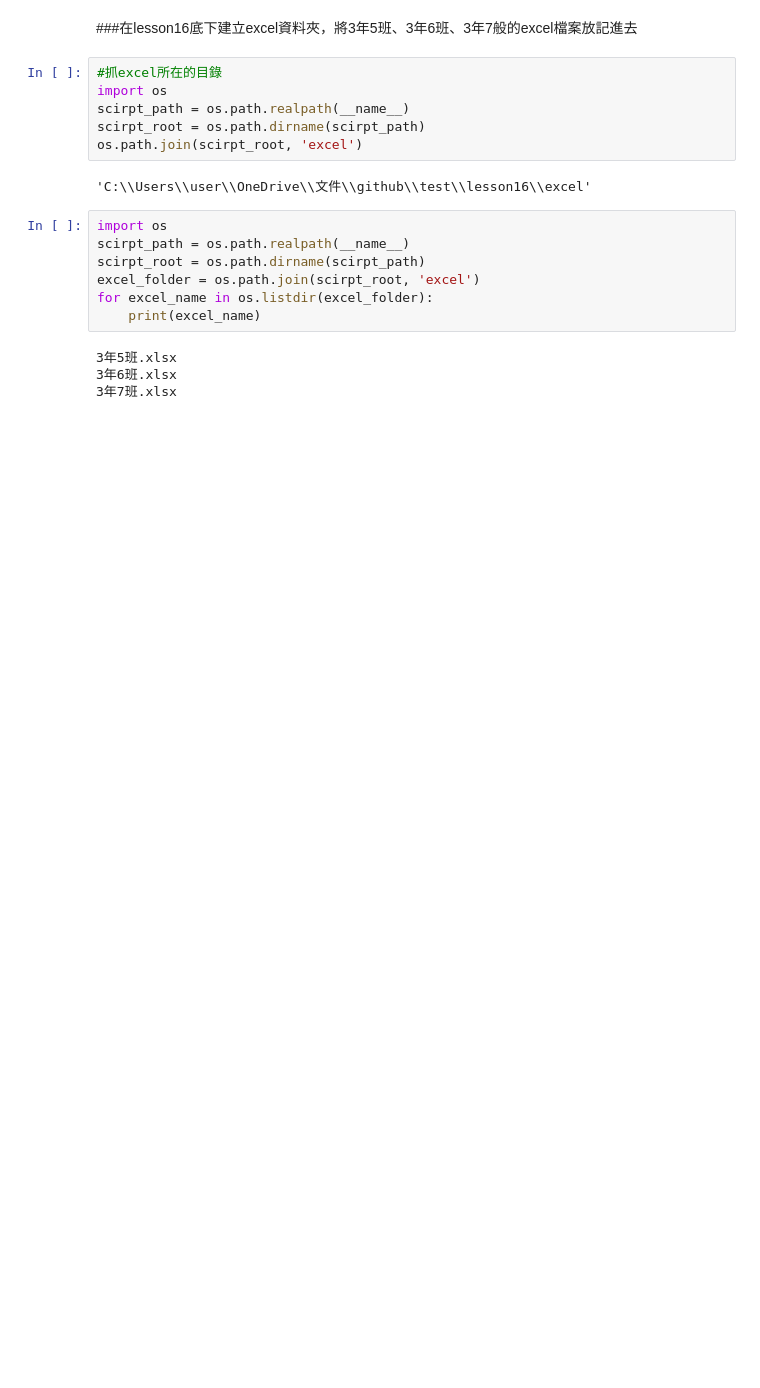
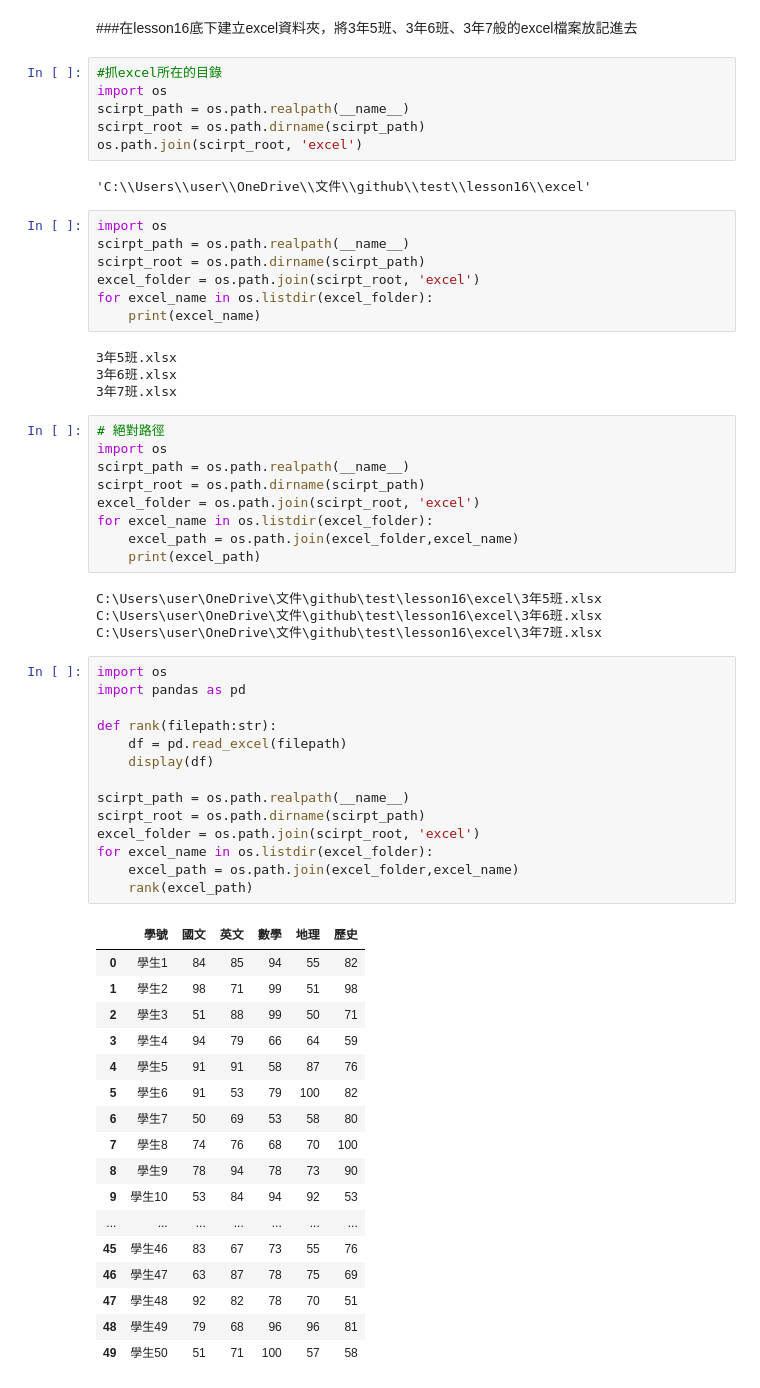
Before and after one commit to Chi-Feng-Tseng/test, a Jupyter notebook: lesson16/lesson16_3.ipynb, the cells around one changed output. Saved outputs shown, nothing was run; the diff lists cells and outputs as text; blank space fills up the shorter version.

Commit message:
lesson16_3_3

```diff
--- a/lesson16/lesson16_3.ipynb
+++ b/lesson16/lesson16_3.ipynb
@@ -31,3 +32,48 @@ for excel_name in os.listdir(excel_folder):
 3年5班.xlsx
 3年6班.xlsx
 3年7班.xlsx
+# %%
+# 絕對路徑
+import os
+scirpt_path = os.path.realpath(__name__)
+scirpt_root = os.path.dirname(scirpt_path)
+excel_folder = os.path.join(scirpt_root, 'excel')
+for excel_name in os.listdir(excel_folder):
+    excel_path = os.path.join(excel_folder,excel_name)
+    print(excel_path)
+# %% [output]
+C:\Users\user\OneDrive\文件\github\test\lesson16\excel\3年5班.xlsx
+C:\Users\user\OneDrive\文件\github\test\lesson16\excel\3年6班.xlsx
+C:\Users\user\OneDrive\文件\github\test\lesson16\excel\3年7班.xlsx
+# %%
+import os
+import pandas as pd
+
+def rank(filepath:str):
+    df = pd.read_excel(filepath)
+    display(df)
+
+scirpt_path = os.path.realpath(__name__)
+scirpt_root = os.path.dirname(scirpt_path)
+excel_folder = os.path.join(scirpt_root, 'excel')
+for excel_name in os.listdir(excel_folder):
+    excel_path = os.path.join(excel_folder,excel_name)
+    rank(excel_path)
+# %% [output]
+|  | 學號 | 國文 | 英文 | 數學 | 地理 | 歷史 |
+| 0 | 學生1 | 84 | 85 | 94 | 55 | 82 |
+| 1 | 學生2 | 98 | 71 | 99 | 51 | 98 |
+| 2 | 學生3 | 51 | 88 | 99 | 50 | 71 |
+| 3 | 學生4 | 94 | 79 | 66 | 64 | 59 |
+| 4 | 學生5 | 91 | 91 | 58 | 87 | 76 |
+| 5 | 學生6 | 91 | 53 | 79 | 100 | 82 |
+| 6 | 學生7 | 50 | 69 | 53 | 58 | 80 |
+| 7 | 學生8 | 74 | 76 | 68 | 70 | 100 |
+| 8 | 學生9 | 78 | 94 | 78 | 73 | 90 |
+| 9 | 學生10 | 53 | 84 | 94 | 92 | 53 |
+| ... | ... | ... | ... | ... | ... | ... |
+| 45 | 學生46 | 83 | 67 | 73 | 55 | 76 |
+| 46 | 學生47 | 63 | 87 | 78 | 75 | 69 |
+| 47 | 學生48 | 92 | 82 | 78 | 70 | 51 |
+| 48 | 學生49 | 79 | 68 | 96 | 96 | 81 |
+| 49 | 學生50 | 51 | 71 | 100 | 57 | 58 |
```
Also changed, not shown: parts of 3 cells of this notebook.
